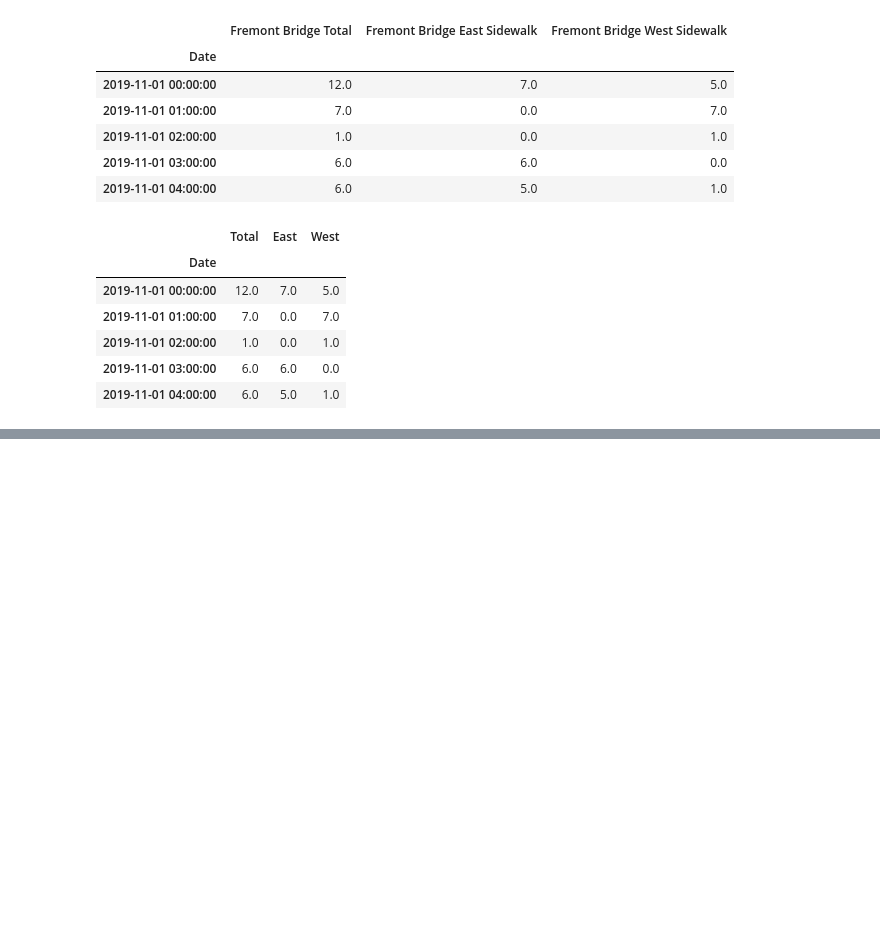
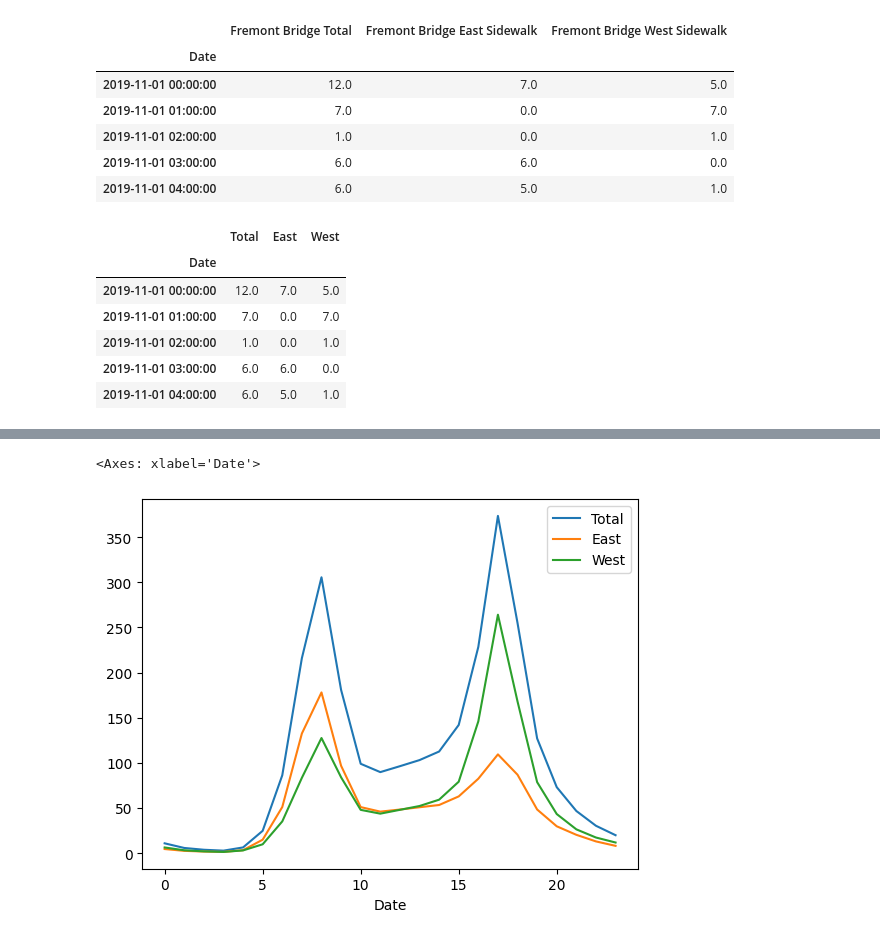
Before and after one commit to HYLee810/projectmanager, a Jupyter notebook: 유재명_강사_통계_실습_2.ipynb, the cells around one changed output, grey strips where cells are left out. Drawn from its saved outputs; the diff is of its cells as text; code cells hidden in the pictures; blank space fills up the shorter version.

```diff
--- a/유재명_강사_통계_실습_2.ipynb
+++ b/유재명_강사_통계_실습_2.ipynb
@@ -124,0 +142,6 @@ data.resample('W').sum().plot()
+# %%
+by_time = data.groupby(data.index.hour).mean() # 시간 대여량
+by_time.plot()
+# %% [output]
+<Axes: xlabel='Date'>
+[figure, added]
```
Also changed, not shown: parts of 30 cells of this notebook.
